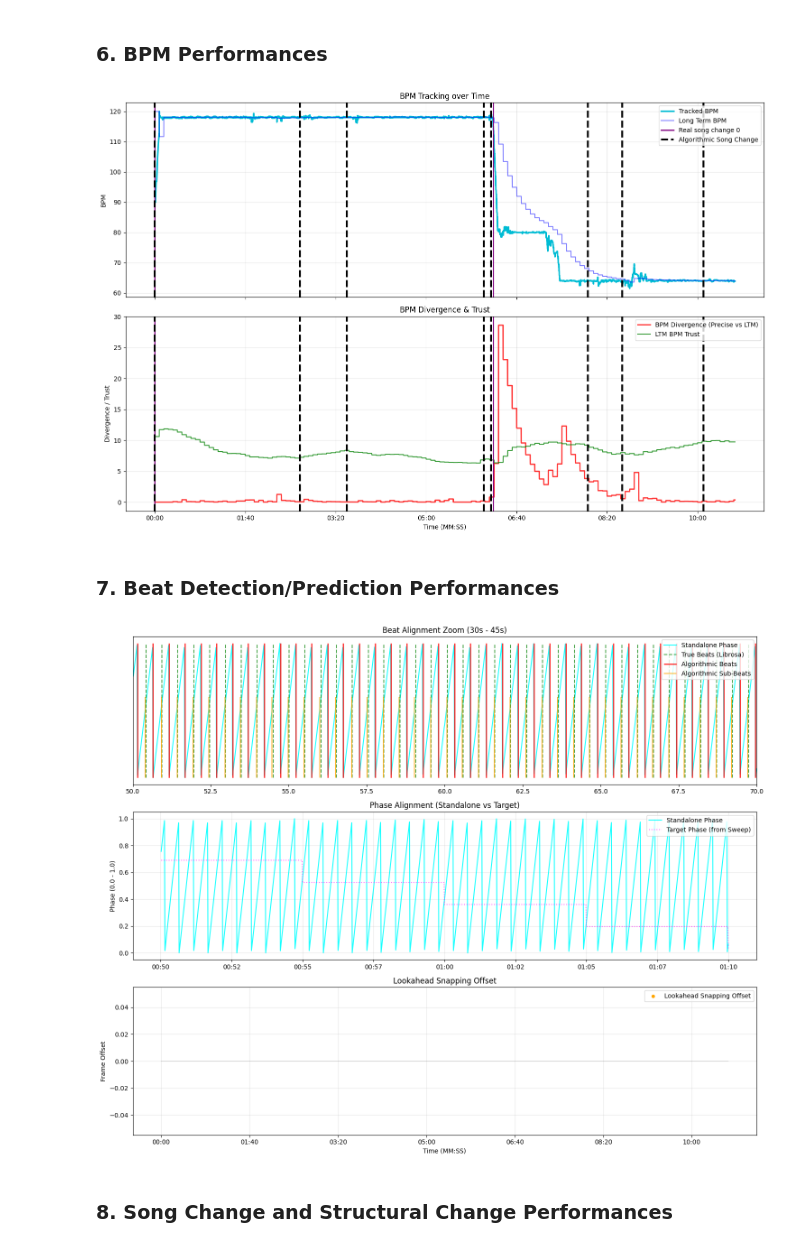
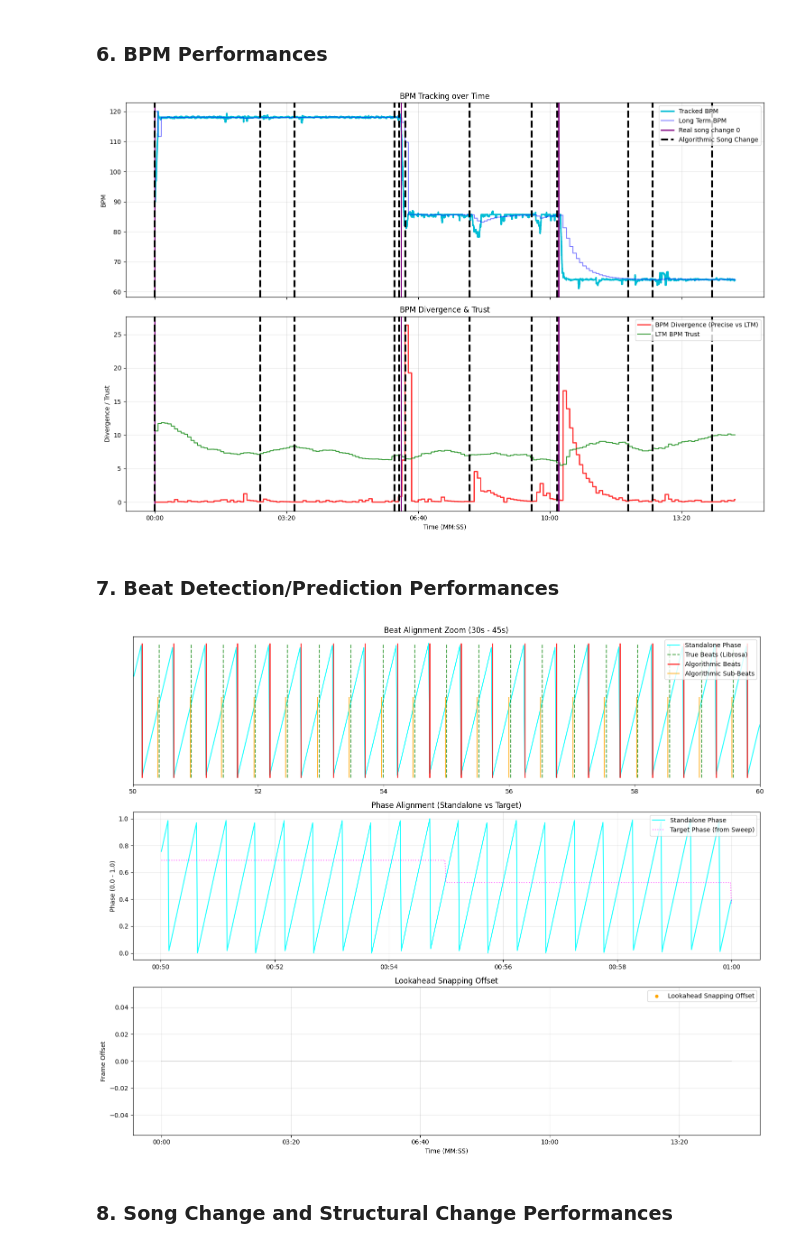
Before and after one commit to LucRobey/vialactee, a Jupyter notebook: playground/ContinuousHybridTracker.ipynb, the cells around one changed output. Cells and saved outputs as stored; diff of their text form; code cells hidden in the pictures.

```diff
--- a/playground/ContinuousHybridTracker.ipynb
+++ b/playground/ContinuousHybridTracker.ipynb
@@ -43,14 +43,14 @@ def default_infos():
 # %%
 root = '../assets/musics/mp3_files/'
 song_files = [
-    'Palladium.mp3',
-    #'Pumped Up Kicks.mp3',
-    'Nobody Rules the Streets.mp3',
+    'Palladium',
+    'Pumped Up Kicks',
+    'Nobody Rules the Streets',
     #'Sugar (feat. Francesco Yates).mp3'
 ]
 
 for song_id in range(len(song_files)):
-    song_files[song_id] = root + song_files[song_id]
+    song_files[song_id] = root + song_files[song_id]+".mp3"
 
 
 print(f"Loading {len(song_files)} songs sequentially for Song Change Test...")
@@ -710,7 +711,7 @@ plt.tight_layout()
 plt.savefig('bpm_performances.png')
 plt.show()
 # %% [output]
-[figure, old version]
+[figure, new version]
 # %% [markdown]
 ### 7. Beat Detection/Prediction Performances
 # %%
@@ -725,7 +726,7 @@ all_true_beats = np.concatenate(true_beat_times_list) if len(true_beat_times_lis
 
 # Find a good window to zoom in (e.g. 30 to 45 seconds)
 zoom_start = 50.0
-zoom_end = 70.0
+zoom_end = 60.0
 mask_true = (all_true_beats >= zoom_start) & (all_true_beats <= zoom_end)
 mask_alg = (alg_beats_array >= zoom_start) & (alg_beats_array <= zoom_end)
 mask_sub = (alg_sub_beats_array >= zoom_start) & (alg_sub_beats_array <= zoom_end)
@@ -735,34 +736,34 @@ ax1.vlines(all_true_beats[mask_true], ymin=0, ymax=1, color='green', linestyle='
 ax1.vlines(alg_beats_array[mask_alg], ymin=0, ymax=1, color='red', linestyle='-', alpha=0.8, linewidth=2, label='Algorithmic Beats')
 ax1.vlines(alg_sub_beats_array[mask_sub], ymin=0, ymax=0.6, color='orange', linestyle='-', alpha=0.8, linewidth=1.5, label='Algorithmic Sub-Beats')
 ax1.set_xlim(zoom_start, zoom_end)
 ax1.set_title('Beat Alignment Zoom (30s - 45s)')
 ax1.set_yticks([])
 ax1.legend(loc='upper right')
 
 time_true = (time_arr >= zoom_start) & (time_arr <= zoom_end)
 ax2.plot(time_arr[time_true], stand_phase_arr[time_true], color='cyan', alpha=0.9, linewidth=1.5, label='Standalone Phase')
 ax2.plot(time_arr[time_true], targ_phase_arr[time_true], color='magenta', alpha=0.6, linewidth=1.5, linestyle=':', label='Target Phase (from Sweep)')
 ax2.set_title('Phase Alignment (Standalone vs Target)')
 ax2.set_ylabel('Phase (0.0 - 1.0)')
 ax2.xaxis.set_major_formatter(ticker.FuncFormatter(min_sec_formatter))
 ax2.legend(loc='upper right')
 ax2.grid(alpha=0.3)
 
 mask_snap = snap_arr != 0
 ax3.plot(time_arr, snap_arr, color='grey', alpha=0.3, linewidth=1.0)
 ax3.scatter(time_arr[mask_snap], snap_arr[mask_snap], color='orange', s=20, label='Lookahead Snapping Offset')
 ax3.set_title('Lookahead Snapping Offset')
 ax3.set_ylabel('Frame Offset')
 ax3.set_xlabel('Time (MM:SS)')
 ax3.xaxis.set_major_formatter(ticker.FuncFormatter(min_sec_formatter))
 ax3.legend(loc='upper right')
 ax3.grid(alpha=0.3)
 
 plt.tight_layout()
 plt.savefig('beat_performances.png')
 plt.show()
 # %% [output]
-[figure, old version]
+[figure, new version]
 # %% [markdown]
 ### 8. Song Change and Structural Change Performances
 # %%
```
Also changed, not shown: parts of 3 cells of this notebook, 16 other files.
